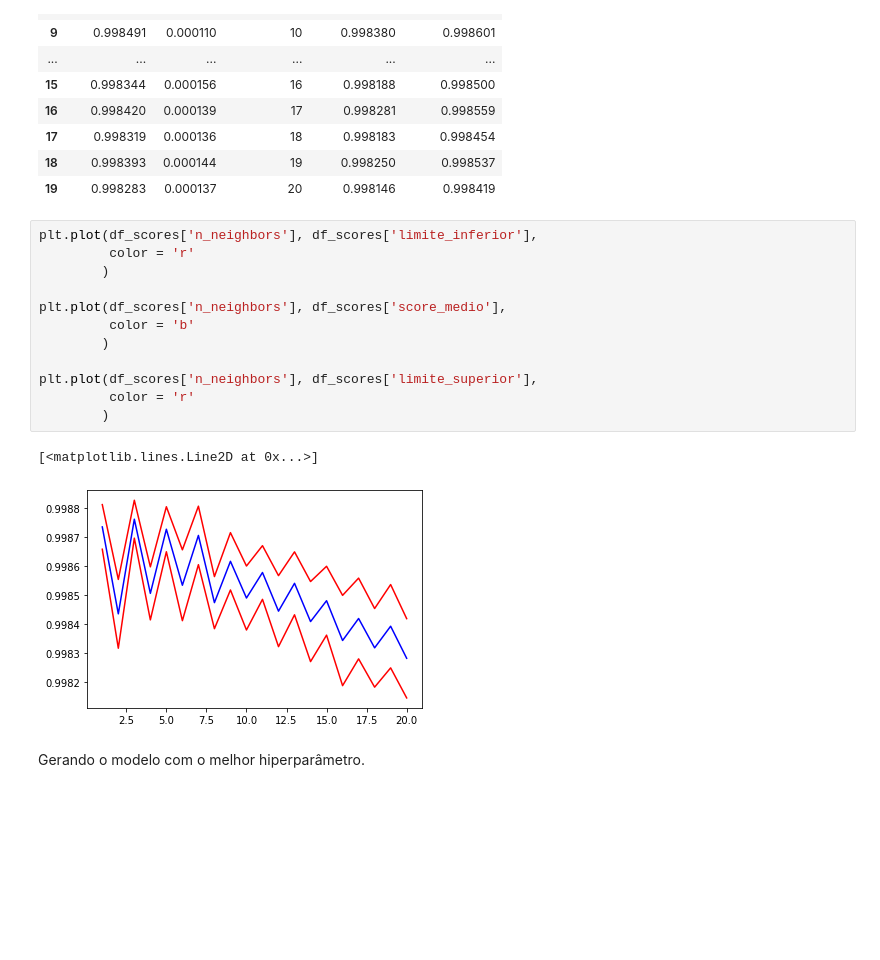
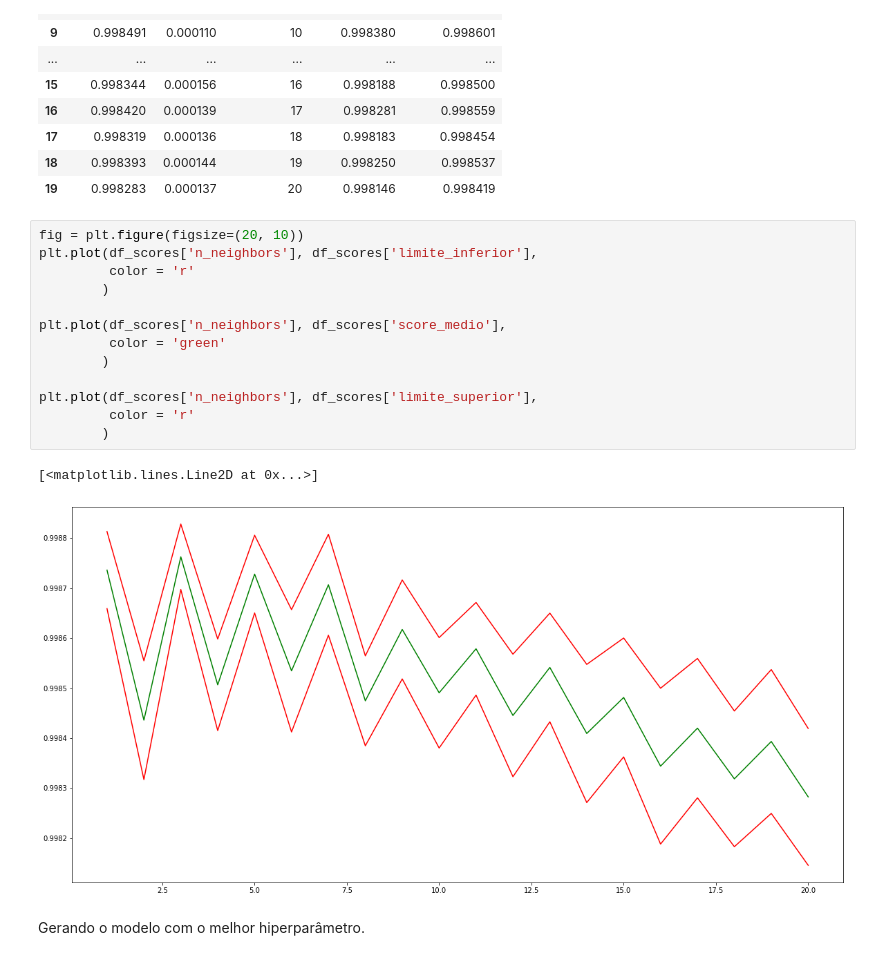
Before and after one commit to eusobergsu/credit_card_fraud, a Jupyter notebook: credit_card.ipynb, the cells around one changed output. Saved outputs shown, nothing was run; the diff lists cells and outputs as text; blank space fills up the shorter version.

Commit message:
edit chart and structure

```diff
--- a/credit_card.ipynb
+++ b/credit_card.ipynb
@@ -332,20 +332,21 @@ df_scores
 | 18 | 0.998393 | 0.000144 | 19 | 0.998250 | 0.998537 |
 | 19 | 0.998283 | 0.000137 | 20 | 0.998146 | 0.998419 |
 # %%
+fig = plt.figure(figsize=(20, 10))
 plt.plot(df_scores['n_neighbors'], df_scores['limite_inferior'],
          color = 'r'
         )
 
 plt.plot(df_scores['n_neighbors'], df_scores['score_medio'],
-         color = 'b'
+         color = 'green'
         )
 
 plt.plot(df_scores['n_neighbors'], df_scores['limite_superior'],
          color = 'r'
         )
 # %% [output]
 [<matplotlib.lines.Line2D at 0x...>]
-[figure, old version]
+[figure, new version]
 # %% [markdown]
 <span>Gerando o modelo com o melhor hiperparâmetro.</span>
 # %%
```
Also changed, not shown: parts of 4 cells of this notebook.
